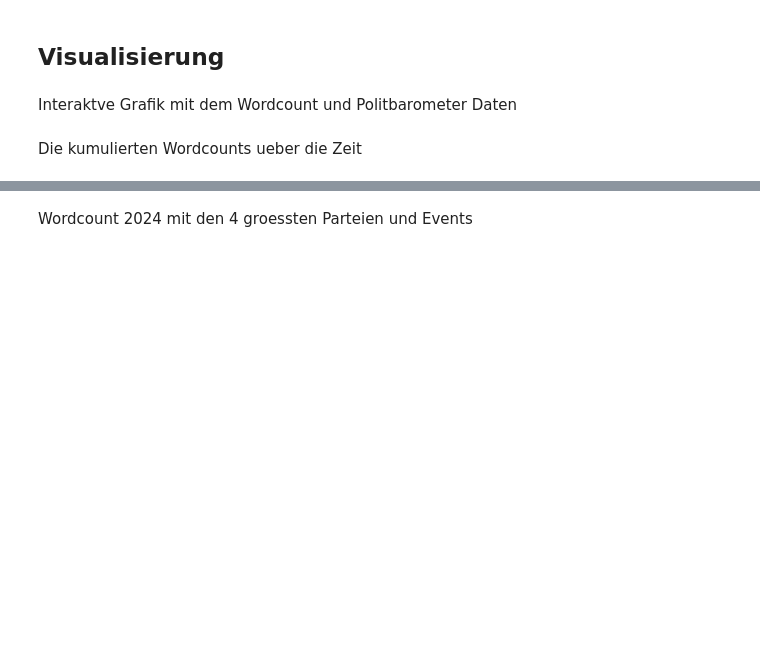
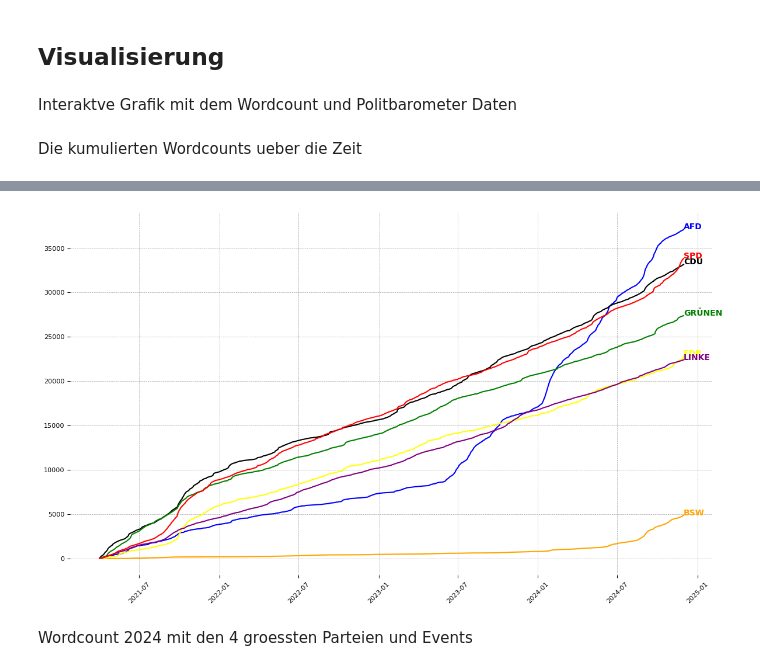
Before and after one commit to Reimser/ads_05_studienarbeit, a Jupyter notebook: source/notebooks/visualize.ipynb, the cells around one changed output, grey strips where cells are left out. Saved outputs shown, nothing was run; the diff lists cells and outputs as text; code cells hidden in the pictures; blank space fills up the shorter version.

```diff
--- a/source/notebooks/visualize.ipynb
+++ b/source/notebooks/visualize.ipynb
@@ -207,3 +139,67 @@ plt.show()
+# %%
+
+# Datum in ein datetime-Format umwandeln
+wordcount_df["date"] = pd.to_datetime(wordcount_df["date"])
+
+# Farben pro Partei definieren
+party_colors = {
+    "cdu": "black",
+    "grünen": "green",
+    "spd": "red",
+    "fdp": "yellow",
+    "linke": "purple",
+    "afd": "blue",
+    "bsw": "orange"
+}
+
+# Kumulierten Wordcount pro Partei berechnen
+cumulative_data = wordcount_df.groupby(["word", "date"])["count"].sum().groupby(level=0).cumsum().reset_index()
+
+# Plot erstellen
+plt.figure(figsize=(12, 7))
+ax = plt.gca()  # explizit ax definieren
+
+for word, group in cumulative_data.groupby("word"):
+    plt.plot(
+        group["date"],
+        group["count"],
+        label=word.upper(),
+        color=party_colors.get(word, "gray"),
+        linewidth=1.5
+    )
+    # Parteiname am Ende der Linie anzeigen
+    plt.text(
+        group["date"].iloc[-1],  # Letztes Datum
+        group["count"].iloc[-1],  # Letzter Wert
+        word.upper(),  # Parteiname
+        color=party_colors.get(word, "gray"),
+        fontsize=10,
+        fontweight="bold"
+    )
+
+# Titel und Achsenbeschriftungen
+plt.xlabel('', fontsize=8)
+plt.ylabel("", fontsize=10)
+
+# Achsenformatierung
+plt.gca().xaxis.set_major_formatter(plt.matplotlib.dates.DateFormatter("%Y-%m"))
+plt.xticks(fontsize=8, rotation=45)
+plt.yticks(fontsize=8)
+
+# Rasterlinien hinzufügen
+plt.grid(color="gray", linestyle="--", linewidth=0.5, alpha=0.7)
+
+# Entferne die rechte Umrandung (Spine)
+ax.spines["right"].set_linewidth(0)  # Entferne die rechte Linie
+ax.spines["left"].set_linewidth(0)  # Entferne die linke Linie
+ax.spines["top"].set_linewidth(0)  # Entferne die obere Linie
+ax.spines["bottom"].set_linewidth(0)  # Entferne die untere Linie
+
+# Layout anpassen und Plot anzeigen
+plt.tight_layout()
+plt.show()
+# %% [output]
+[figure, added]
 # %% [markdown]
 Wordcount 2024 mit den 4 groessten Parteien und Events
 # %%
```
Also changed, not shown: parts of 2 cells of this notebook, 2 other files.
